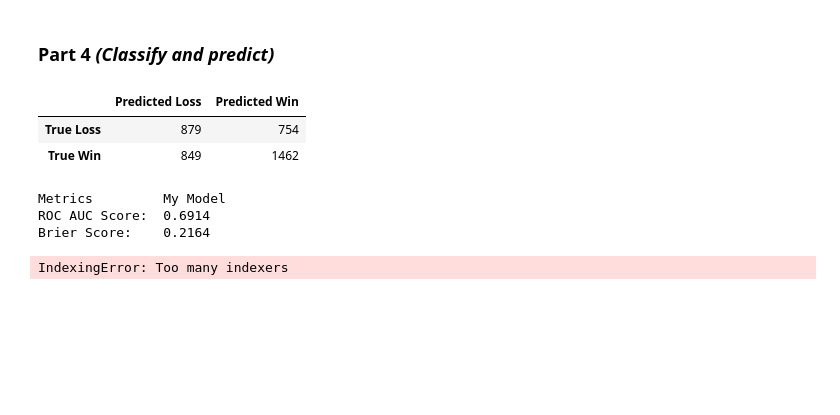
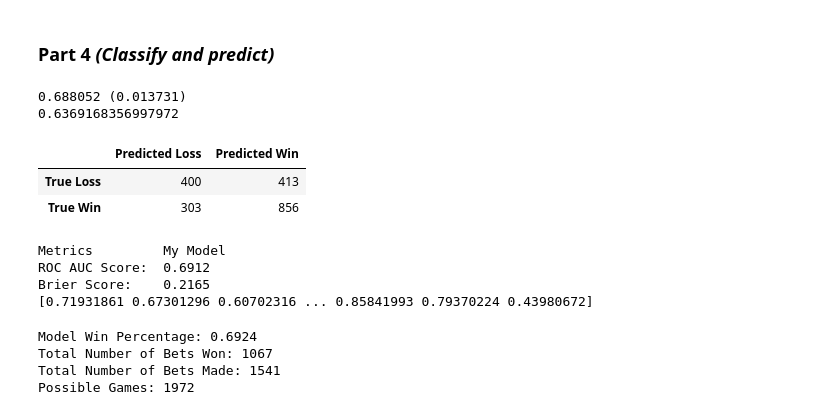
Before and after one commit to aviveiros11/Machine-Learning-Final-Project, a Jupyter notebook: NFL_game_prediction.ipynb, the cells around one changed output. Drawn from its saved outputs; the diff is of its cells as text; code cells hidden in the pictures; blank space fills up the shorter version.

```diff
--- a/NFL_game_prediction.ipynb
+++ b/NFL_game_prediction.ipynb
@@ -128,30 +125,42 @@ Favored win percentage = %65.16
 # %%
 X = data[['over_under_line','spread_favorite','home_fav']]
 y = data['result']
+results=[]
 
-X_train, X_test, y_train, y_test = train_test_split(X, y, train_size=0.6, test_size=0.4, random_state=1)
-classifier = DecisionTreeClassifier(min_samples_split=2)
 
+X_train, X_test, y_train, y_test = train_test_split(X, y, train_size=0.8, test_size=0.2, random_state=1)
+classifier = DecisionTreeClassifier(min_samples_split=2, max_depth=5)
+
+kfold = model_selection.KFold(n_splits=5, random_state=0)
+cv_results = model_selection.cross_val_score(classifier, X, y, cv=kfold, scoring = 'roc_auc')
+results.append(cv_results)
+
+msg = "%f (%f)" % (cv_results.mean(), cv_results.std())
+
+print(msg)
 classifier.fit(X_train,y_train)
 y_predict = classifier.predict(X_test)
-accuracy_score(y_test, y_predict)
+
+print(accuracy_score(y_test, y_predict))
 
 pd.DataFrame(
     confusion_matrix(y_test, y_predict),
     columns=['Predicted Loss', 'Predicted Win'],
     index=['True Loss', 'True Win']
 )
 # %% [output]
+0.688052 (0.013731)
+0.6369168356997972
 |  | Predicted Loss | Predicted Win |
-| True Loss | 879 | 754 |
-| True Win | 849 | 1462 |
+| True Loss | 400 | 413 |
+| True Win | 303 | 856 |
 # %%
 X = data[['over_under_line','spread_favorite','home_fav']]
-y = data['result']
+y = data[['result']]
 
 X_train, X_test, y_train, y_test = train_test_split(X, y, train_size=0.80, test_size=0.20, random_state=1)
 
-boost = xgb.XGBClassifier()
+#gnb = GaussianNB()
 dtc = DecisionTreeClassifier(max_depth=5, criterion='entropy')
 lrg = LogisticRegression(solver='liblinear')
 vote = VotingClassifier(estimators=[('dtc', dtc), ('lrg', lrg)], voting='soft')
@@ -165,16 +174,27 @@ predicted = model.predict_proba(X_test)[:,1]
 print("Metrics" + "\t\t" + "My Model")
 print("ROC AUC Score: " +  "\t" + "{:.4f}".format(roc_auc_score(y_test, predicted)))
 print("Brier Score: " + "\t" + "{:.4f}".format(brier_score_loss(y_test, predicted)))
+print(predicted)
 # %% [output]
 Metrics         My Model
-ROC AUC Score:  0.6914
-Brier Score:    0.2164
+ROC AUC Score:  0.6912
+Brier Score:    0.2165
+[0.71931861 0.67301296 0.60702316 ... 0.85841993 0.79370224 0.43980672]
-# %%
-test = X_test.copy()
-test.loc[:,'hm_prob'] = predicted
-
-
-test['my_bet_won'] = (((test.hm_prob >= 0.55) & (y.result == 1)) | ((test.hm_prob <= 0.40) & (test.result == 0))).astype(int)
-print(y)
-# %% [output]
-IndexingError: Too many indexers
+# %%
+test = X_test.copy()
+test.loc[:,'hm_prob'] = predicted
+test.loc[:, 'result'] = y
+
+test['my_bet_won'] = (((test.hm_prob >= 0.55) & (y.result == 1)) | ((test.hm_prob <= 0.40) & (test.result == 0))).astype(int)
+test['my_bet_lost'] = (((test.hm_prob >= 0.55) & (y.result == 0)) | ((test.hm_prob <= 0.40) & (test.result == 1))).astype(int)
+
+print("Model Win Percentage: " + "{:.4f}".format(test.my_bet_won.sum() / (test.my_bet_lost.sum() + test.my_bet_won.sum())))
+
+print("Total Number of Bets Won: " + str(test.my_bet_won.sum()))
+print("Total Number of Bets Made: " + str((test.my_bet_lost.sum() + test.my_bet_won.sum())))
+print("Possible Games: " + str(len(test)))
+# %% [output]
+Model Win Percentage: 0.6924
+Total Number of Bets Won: 1067
+Total Number of Bets Made: 1541
+Possible Games: 1972
```
Also changed, not shown: parts of 2 cells of this notebook.
